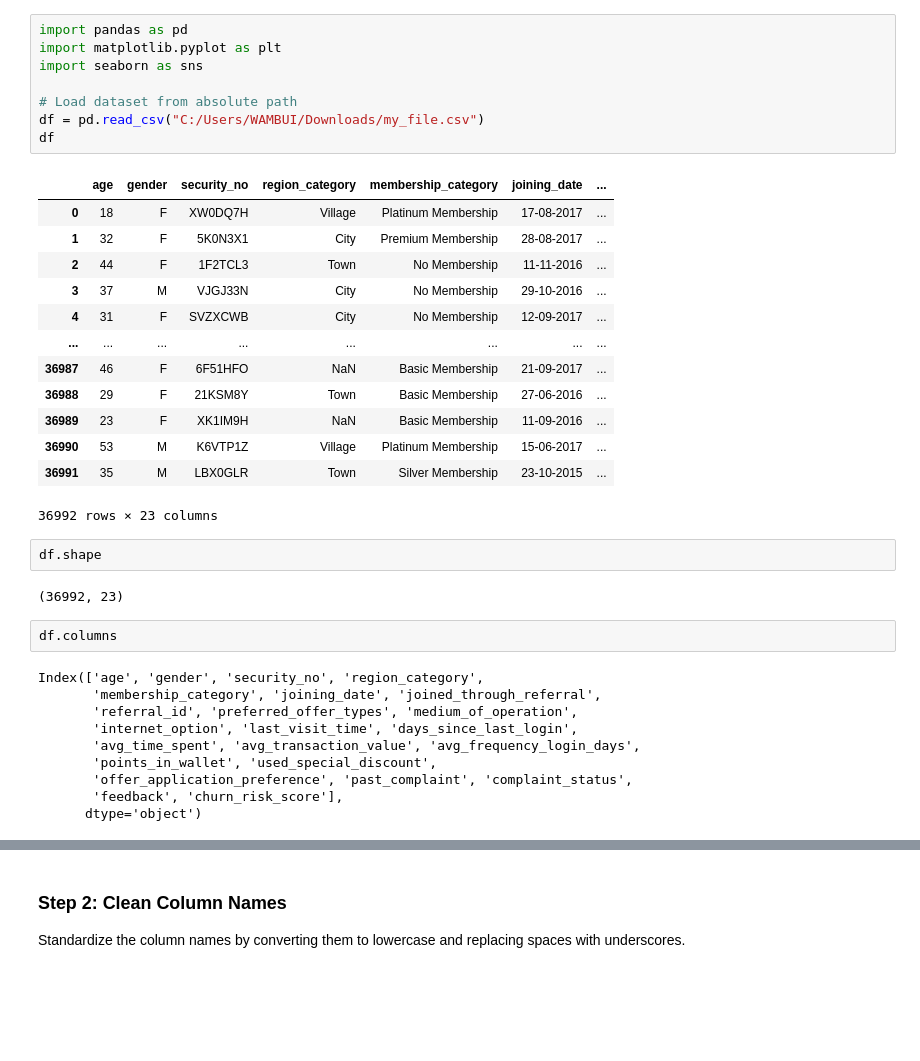
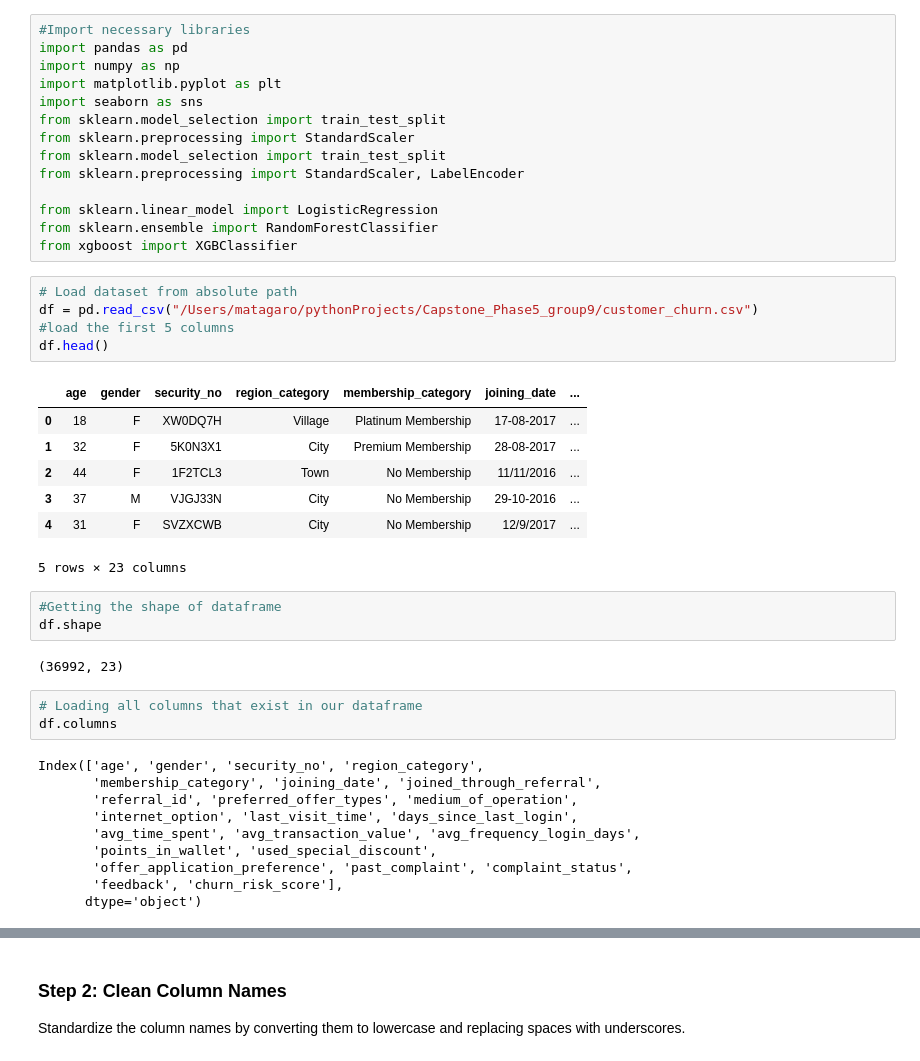
Before and after one commit to wambuikariuki/Capstone_Phase5_group9, a Jupyter notebook: Notebook.ipynb, the cells around one changed output, grey strips where cells are left out. Cells and saved outputs as stored; diff of their text form; blank space fills up the shorter version.

```diff
--- a/Notebook.ipynb
+++ b/Notebook.ipynb
@@ -1,30 +1,37 @@
+# %%
+#Import necessary libraries
+import pandas as pd
+import numpy as np
+import matplotlib.pyplot as plt
+import seaborn as sns
+from sklearn.model_selection import train_test_split
+from sklearn.preprocessing import StandardScaler
+from sklearn.model_selection import train_test_split
+from sklearn.preprocessing import StandardScaler, LabelEncoder
+
+from sklearn.linear_model import LogisticRegression
+from sklearn.ensemble import RandomForestClassifier
+from xgboost import XGBClassifier
 # %%
-import pandas as pd
-import matplotlib.pyplot as plt
-import seaborn as sns
-
 # Load dataset from absolute path
-df = pd.read_csv("C:/Users/WAMBUI/Downloads/my_file.csv")
-df
+df = pd.read_csv("/Users/matagaro/pythonProjects/Capstone_Phase5_group9/customer_churn.csv")
+#load the first 5 columns
+df.head()
 # %% [output]
 |  | age | gender | security_no | region_category | membership_category | joining_date | ... |
 | 0 | 18 | F | XW0DQ7H | Village | Platinum Membership | 17-08-2017 | ... |
 | 1 | 32 | F | 5K0N3X1 | City | Premium Membership | 28-08-2017 | ... |
-| 2 | 44 | F | 1F2TCL3 | Town | No Membership | 11-11-2016 | ... |
+| 2 | 44 | F | 1F2TCL3 | Town | No Membership | 11/11/2016 | ... |
 | 3 | 37 | M | VJGJ33N | City | No Membership | 29-10-2016 | ... |
-| 4 | 31 | F | SVZXCWB | City | No Membership | 12-09-2017 | ... |
-| ... | ... | ... | ... | ... | ... | ... | ... |
-| 36987 | 46 | F | 6F51HFO | NaN | Basic Membership | 21-09-2017 | ... |
-| 36988 | 29 | F | 21KSM8Y | Town | Basic Membership | 27-06-2016 | ... |
-| 36989 | 23 | F | XK1IM9H | NaN | Basic Membership | 11-09-2016 | ... |
-| 36990 | 53 | M | K6VTP1Z | Village | Platinum Membership | 15-06-2017 | ... |
-| 36991 | 35 | M | LBX0GLR | Town | Silver Membership | 23-10-2015 | ... |
+| 4 | 31 | F | SVZXCWB | City | No Membership | 12/9/2017 | ... |
-36992 rows × 23 columns
+5 rows × 23 columns
 # %%
+#Getting the shape of dataframe
 df.shape
 # %% [output]
 (36992, 23)
 # %%
+# Loading all columns that exist in our dataframe
 df.columns
 # %% [output]
 Index(['age', 'gender', 'security_no', 'region_category',
```
Also changed, not shown: parts of 30 cells of this notebook.
